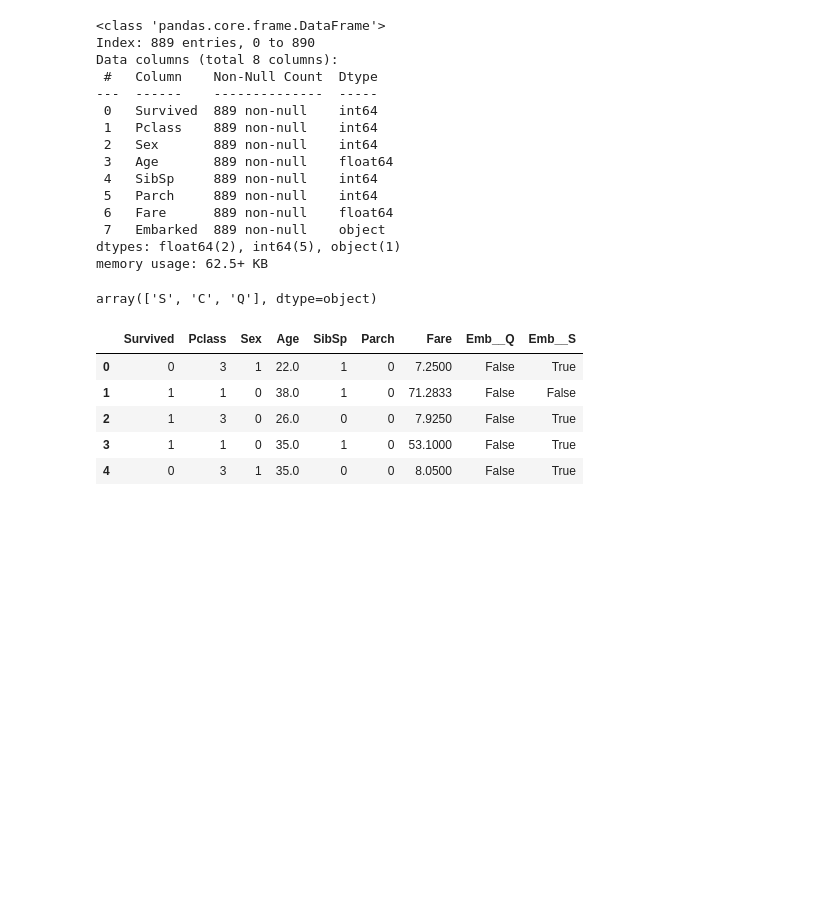
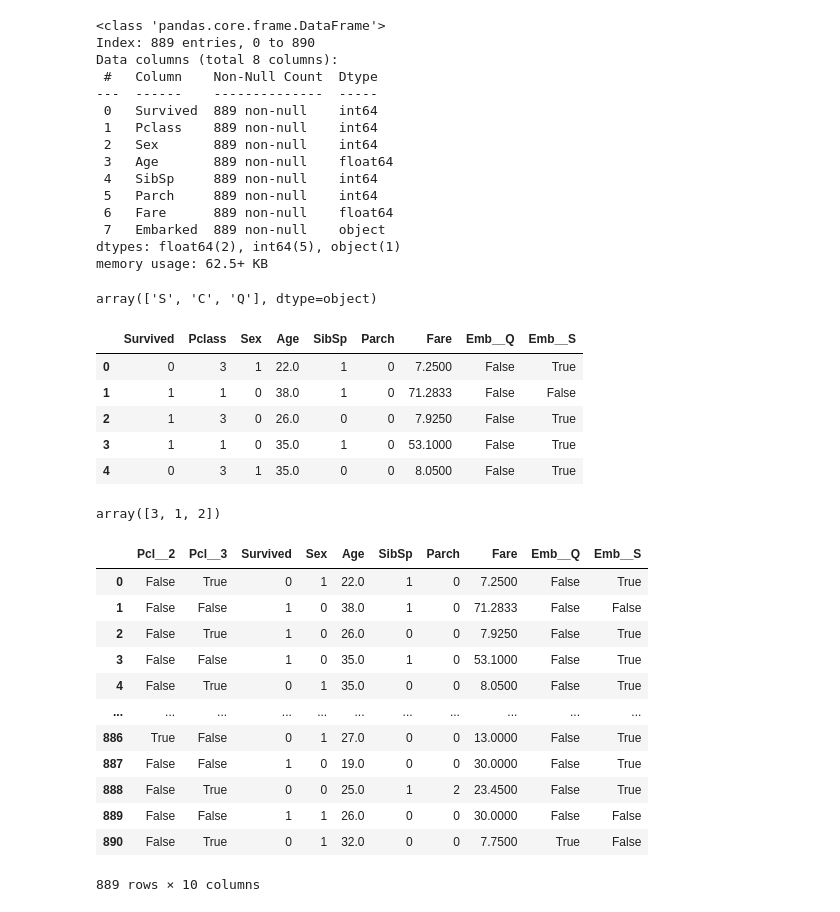
Before and after one commit to eleven111101/Gaussian-Na-ve-Bayes-Classifier-, a Jupyter notebook: Gaussian_Naïve_Bayes_Classifier_Titanic.ipynb, the cells around one changed output. Drawn from its saved outputs; the diff is of its cells as text; code cells hidden in the pictures; blank space fills up the shorter version.

```diff
--- a/Gaussian_Naïve_Bayes_Classifier_Titanic.ipynb
+++ b/Gaussian_Naïve_Bayes_Classifier_Titanic.ipynb
@@ -284,3 +284,25 @@ df.head(5)
 | 2 | 1 | 3 | 0 | 26.0 | 0 | 0 | 7.9250 | False | True |
 | 3 | 1 | 1 | 0 | 35.0 | 1 | 0 | 53.1000 | False | True |
 | 4 | 0 | 3 | 1 | 35.0 | 0 | 0 | 8.0500 | False | True |
+# %%
+df["Pclass"].unique()
+# %% [output]
+array([3, 1, 2])
+# %%
+dummies = pd.get_dummies(df["Pclass"], prefix="Pcl_", drop_first=True)
+df=pd.concat([dummies,df],axis=1)
+df.drop("Pclass",axis=1)
+# %% [output]
+|  | Pcl__2 | Pcl__3 | Survived | Sex | Age | SibSp | Parch | Fare | Emb__Q | Emb__S |
+| 0 | False | True | 0 | 1 | 22.0 | 1 | 0 | 7.2500 | False | True |
+| 1 | False | False | 1 | 0 | 38.0 | 1 | 0 | 71.2833 | False | False |
+| 2 | False | True | 1 | 0 | 26.0 | 0 | 0 | 7.9250 | False | True |
+| 3 | False | False | 1 | 0 | 35.0 | 1 | 0 | 53.1000 | False | True |
+| 4 | False | True | 0 | 1 | 35.0 | 0 | 0 | 8.0500 | False | True |
+| ... | ... | ... | ... | ... | ... | ... | ... | ... | ... | ... |
+| 886 | True | False | 0 | 1 | 27.0 | 0 | 0 | 13.0000 | False | True |
+| 887 | False | False | 1 | 0 | 19.0 | 0 | 0 | 30.0000 | False | True |
+| 888 | False | True | 0 | 0 | 25.0 | 1 | 2 | 23.4500 | False | True |
+| 889 | False | False | 1 | 1 | 26.0 | 0 | 0 | 30.0000 | False | False |
+| 890 | False | True | 0 | 1 | 32.0 | 0 | 0 | 7.7500 | True | False |
+889 rows × 10 columns
```
Also changed, not shown: parts of 2 cells of this notebook.
